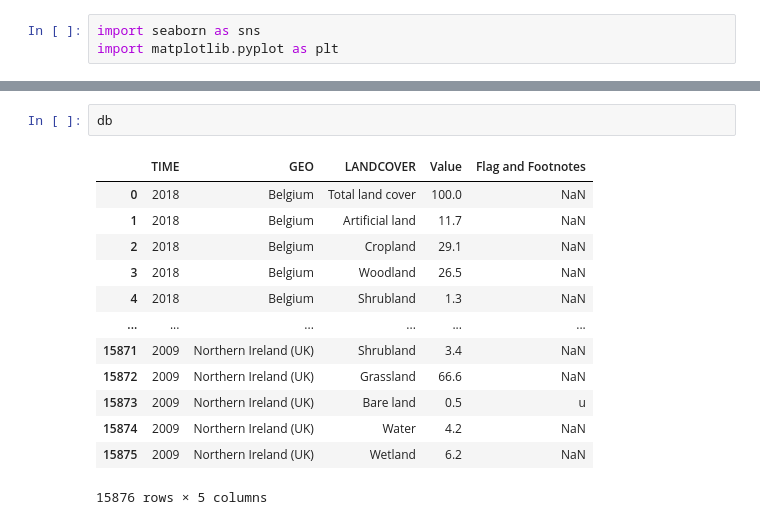
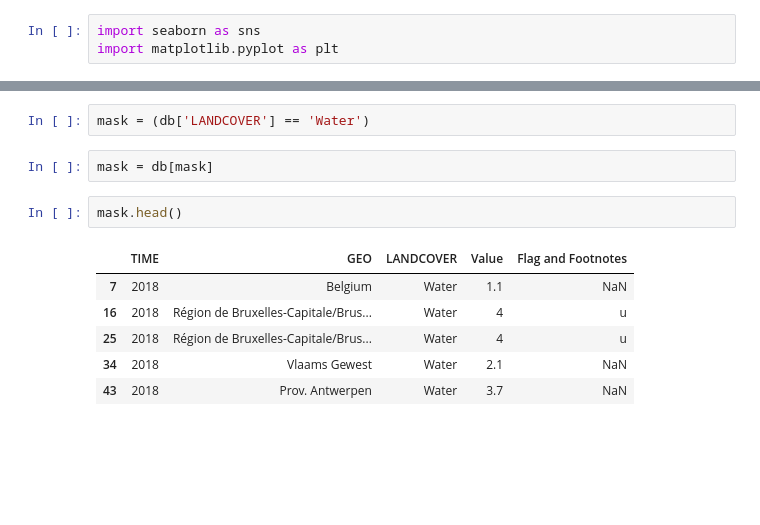
Before and after one commit to gabrielalastra/Eurostats, a Jupyter notebook: landcover_EU.ipynb, the cells around one changed output, grey strips where cells are left out. Saved outputs shown, nothing was run; the diff lists cells and outputs as text; blank space fills up the shorter version.

```diff
--- a/landcover_EU.ipynb
+++ b/landcover_EU.ipynb
@@ -86,16 +94,13 @@ import matplotlib.pyplot as plt
-# %%
-db
-# %% [output]
-|  | TIME | GEO | LANDCOVER | Value | Flag and Footnotes |
-| 0 | 2018 | Belgium | Total land cover | 100.0 | NaN |
-| 1 | 2018 | Belgium | Artificial land | 11.7 | NaN |
-| 2 | 2018 | Belgium | Cropland | 29.1 | NaN |
-| 3 | 2018 | Belgium | Woodland | 26.5 | NaN |
-| 4 | 2018 | Belgium | Shrubland | 1.3 | NaN |
-| ... | ... | ... | ... | ... | ... |
-| 15871 | 2009 | Northern Ireland (UK) | Shrubland | 3.4 | NaN |
-| 15872 | 2009 | Northern Ireland (UK) | Grassland | 66.6 | NaN |
-| 15873 | 2009 | Northern Ireland (UK) | Bare land | 0.5 | u |
-| 15874 | 2009 | Northern Ireland (UK) | Water | 4.2 | NaN |
-| 15875 | 2009 | Northern Ireland (UK) | Wetland | 6.2 | NaN |
-15876 rows × 5 columns
+# %%
+mask = (db['LANDCOVER'] == 'Water')
+# %%
+mask = db[mask]
+# %%
+mask.head()
+# %% [output]
+|  | TIME | GEO | LANDCOVER | Value | Flag and Footnotes |
+| 7 | 2018 | Belgium | Water | 1.1 | NaN |
+| 16 | 2018 | Région de Bruxelles-Capitale/Brus... | Water | 4 | u |
+| 25 | 2018 | Région de Bruxelles-Capitale/Brus... | Water | 4 | u |
+| 34 | 2018 | Vlaams Gewest | Water | 2.1 | NaN |
+| 43 | 2018 | Prov. Antwerpen | Water | 3.7 | NaN |
```
Also changed, not shown: parts of 7 cells of this notebook.
